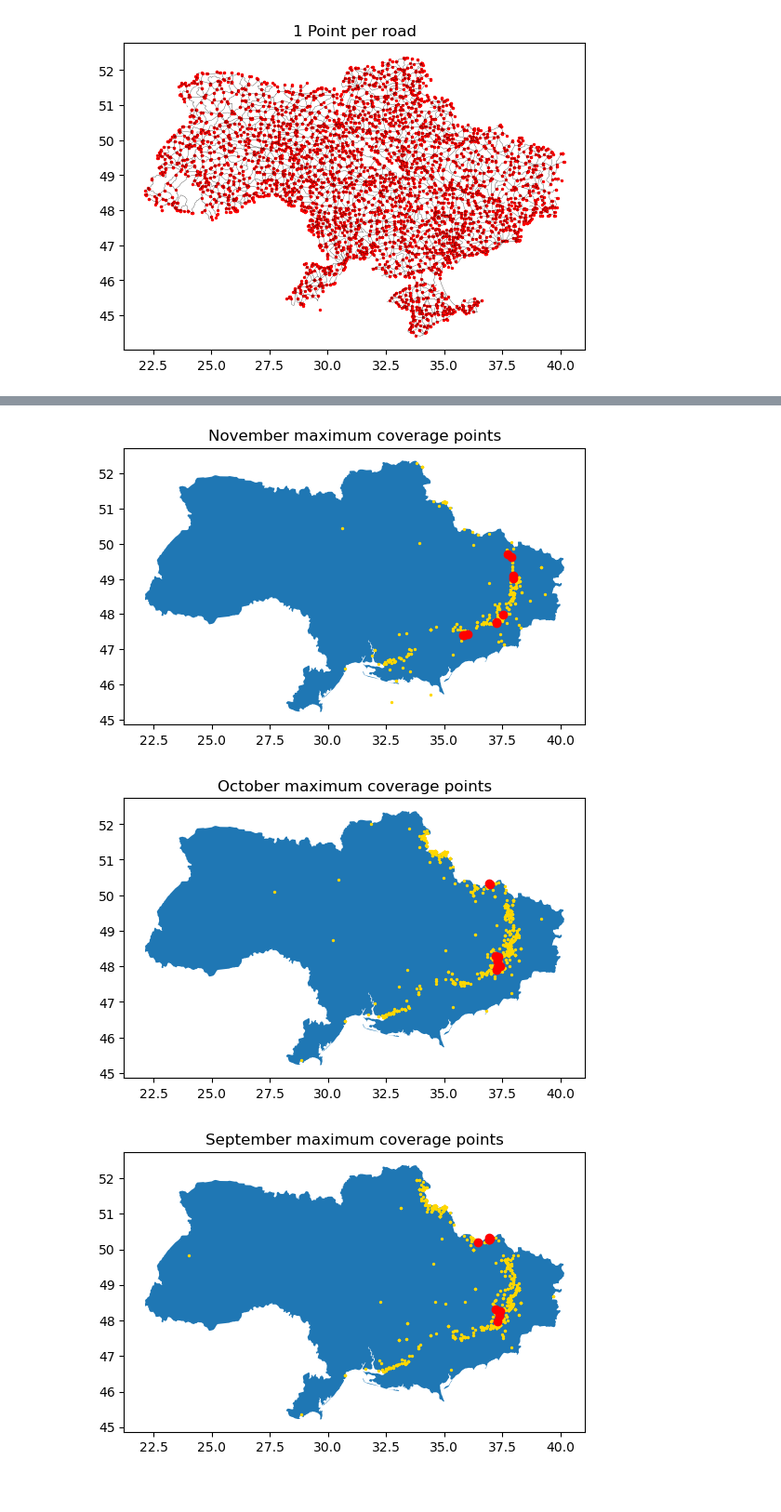
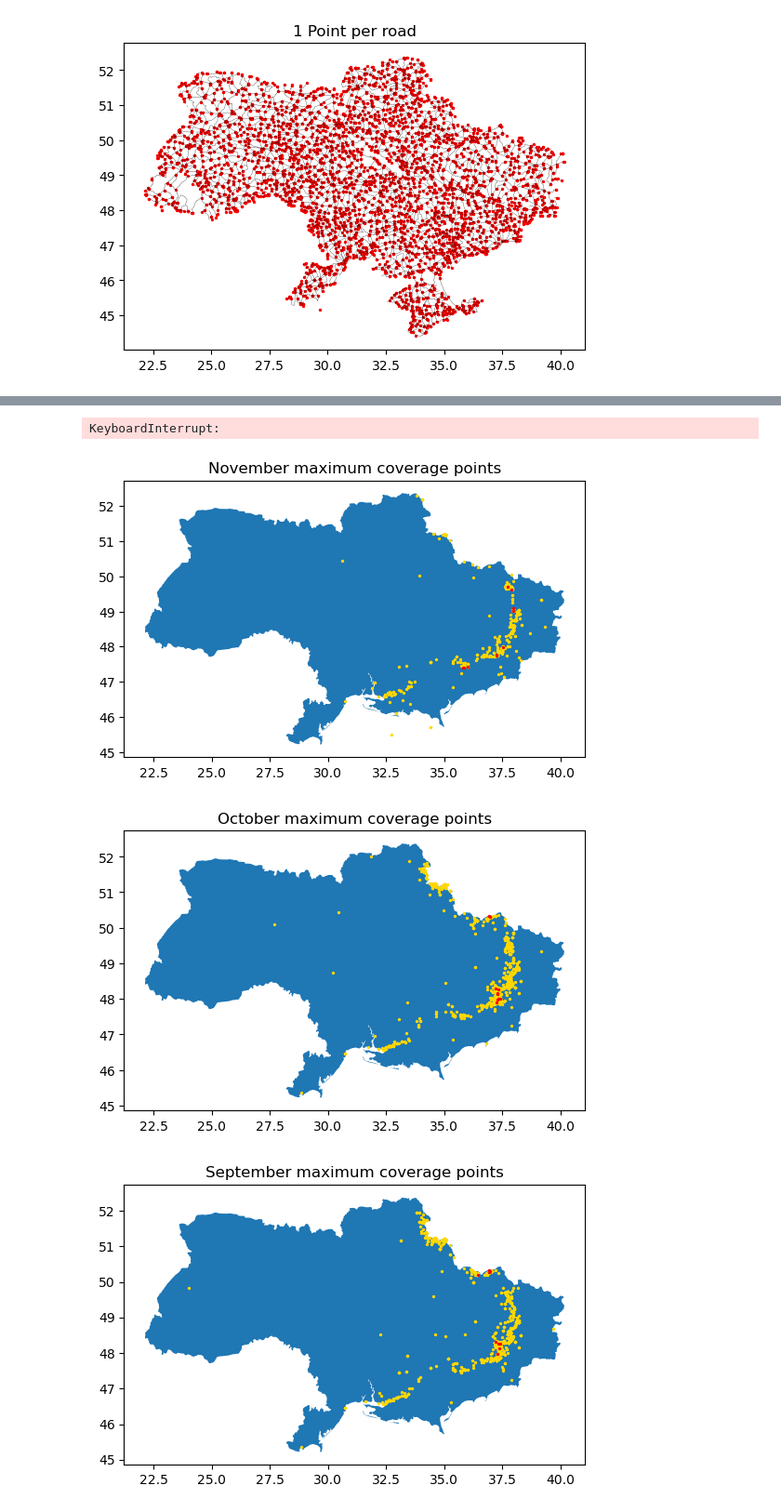
Before and after one commit to S-Luther/studious-broccoli, a Jupyter notebook: Project_4.ipynb, the cells around one changed output, grey strips where cells are left out. Shown at 93% size. Saved outputs shown, nothing was run; the diff lists cells and outputs as text; code cells hidden in the pictures.

```diff
--- a/Project_4.ipynb
+++ b/Project_4.ipynb
@@ -13,7 +13,7 @@ acled_data = pd.read_csv('./ACLED_DATA_PREVIOUSYEAR.csv')
 gdf = gpd.GeoDataFrame(
     acled_data, geometry=gpd.points_from_xy(acled_data.longitude, acled_data.latitude), crs="EPSG:4326"
 )
-filtered_gdf = gdf[gdf['fatalities']>1]
+filtered_gdf = gdf[gdf['fatalities']>0]
 ua = gpd.read_file("./ua.json")
 roads = gpd.read_file("./Ukraine_-_roads/Ukraine_-_roads.shp")
 roads.to_crs("EPSG:4326")
@@ -95,7 +95,7 @@ Total points: 6795
 <Axes: title={'center': '1 Point per road'}>
 [figure]
 # %%
-places = maximum_coverage(filtered_gdf, points_gdf, 10, .1) # .05 for the service_radius is a radius of ~5km
+places = maximum_coverage(filtered_gdf, points_gdf, 3, .1) # .05 for the service_radius is a radius of ~5km
 
 f, ax = plt.subplots()
 ax.title.set_text("maximum coverage points")
@@ -108,15 +126,16 @@ places.to_crs(ua.crs).plot(ax=ax, color="red", markersize=4)
 # %%
 months = ["November","October","September","August","July","June","May","April","March","February","January","December"]
 
 for month in months:
     places = maximum_coverage(filtered_gdf[filtered_gdf['event_date'].str.contains(month)], points_gdf, 10, .05) # .05 for the service_radius is a radius of ~5km
 
     f, ax = plt.subplots()
     ax.title.set_text(month + " maximum coverage points")
     ua.plot(ax=ax)
     filtered_gdf[filtered_gdf['event_date'].str.contains(month)].plot(ax=ax, color="gold", markersize=2)
-    places.to_crs(ua.crs).plot(ax=ax, color="red", legend_kwds={"label": month, "orientation": "horizontal"})
+    places.to_crs(ua.crs).plot(ax=ax, color="red", markersize=2)
 # %% [output]
+KeyboardInterrupt:
-[figure, old version]
+[figure, new version]
-[figure, old version]
+[figure, new version]
-[figure, old version]
+[figure, new version]
```
Also changed, not shown: parts of 3 cells of this notebook.
